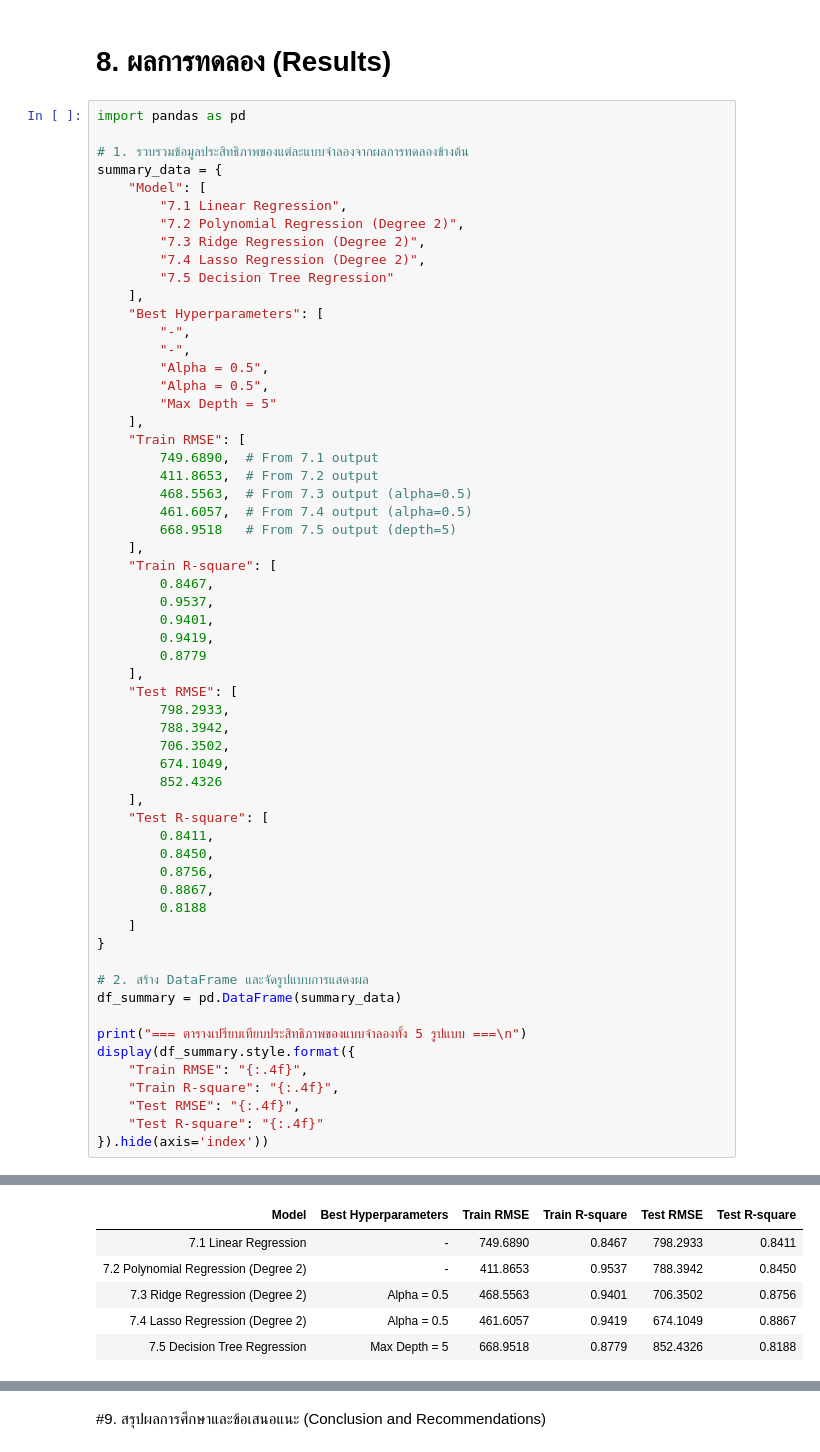
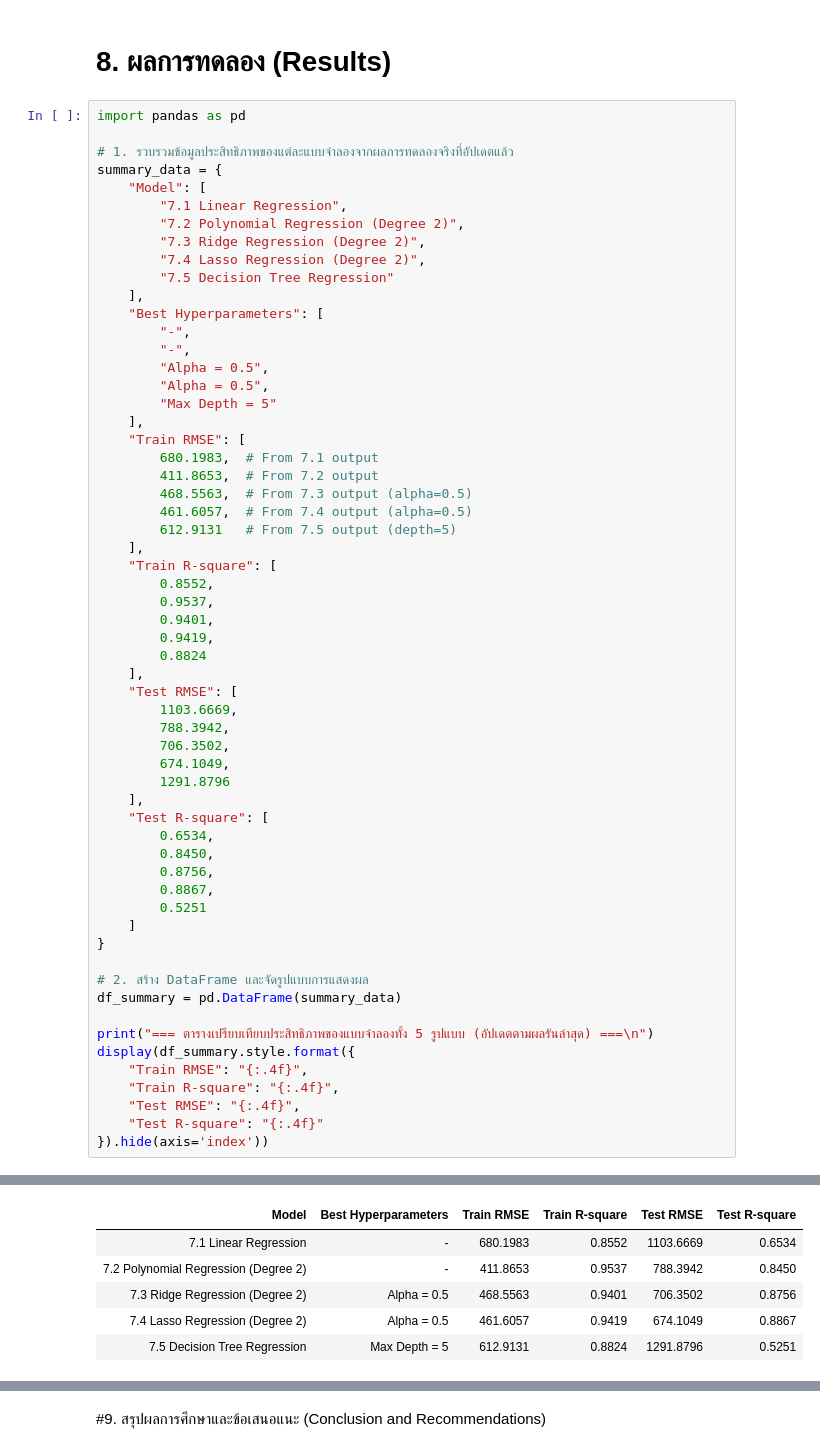
Before and after one commit to wararit-panichkitkosolkul/bike-sharing-DS512, a Jupyter notebook: Bike_Sharing_Project_DS514.ipynb, the cells around one changed output, grey strips where cells are left out. Saved outputs shown, nothing was run; the diff lists cells and outputs as text.

```diff
--- a/Bike_Sharing_Project_DS514.ipynb
+++ b/Bike_Sharing_Project_DS514.ipynb
@@ -864,7 +881,7 @@ plt.show()
 # %%
 import pandas as pd
 
-# 1. รวบรวมข้อมูลประสิทธิภาพของแต่ละแบบจำลองจากผลการทดลองข้างต้น
+# 1. รวบรวมข้อมูลประสิทธิภาพของแต่ละแบบจำลองจากผลการทดลองจริงที่อัปเดตแล้ว
 summary_data = {
     "Model": [
         "7.1 Linear Regression",
@@ -881,39 +898,39 @@ summary_data = {
         "Max Depth = 5"
     ],
     "Train RMSE": [
-        749.6890,  # From 7.1 output
+        680.1983,  # From 7.1 output
         411.8653,  # From 7.2 output
         468.5563,  # From 7.3 output (alpha=0.5)
         461.6057,  # From 7.4 output (alpha=0.5)
-        668.9518   # From 7.5 output (depth=5)
+        612.9131   # From 7.5 output (depth=5)
     ],
     "Train R-square": [
-        0.8467,
+        0.8552,
         0.9537,
         0.9401,
         0.9419,
-        0.8779
+        0.8824
     ],
     "Test RMSE": [
-        798.2933,
+        1103.6669,
         788.3942,
         706.3502,
         674.1049,
-        852.4326
+        1291.8796
     ],
     "Test R-square": [
-        0.8411,
+        0.6534,
         0.8450,
         0.8756,
         0.8867,
-        0.8188
+        0.5251
     ]
 }
 
 # 2. สร้าง DataFrame และจัดรูปแบบการแสดงผล
 df_summary = pd.DataFrame(summary_data)
 
-print("=== ตารางเปรียบเทียบประสิทธิภาพของแบบจำลองทั้ง 5 รูปแบบ ===\n")
+print("=== ตารางเปรียบเทียบประสิทธิภาพของแบบจำลองทั้ง 5 รูปแบบ (อัปเดตตามผลรันล่าสุด) ===\n")
 display(df_summary.style.format({
     "Train RMSE": "{:.4f}",
     "Train R-square": "{:.4f}",
@@ -925,9 +942,9 @@ display(df_summary.style.format({
 | Model | Best Hyperparameters | Train RMSE | Train R-square | Test RMSE | Test R-square |
-| 7.1 Linear Regression | - | 749.6890 | 0.8467 | 798.2933 | 0.8411 |
+| 7.1 Linear Regression | - | 680.1983 | 0.8552 | 1103.6669 | 0.6534 |
 | 7.2 Polynomial Regression (Degree 2) | - | 411.8653 | 0.9537 | 788.3942 | 0.8450 |
 | 7.3 Ridge Regression (Degree 2) | Alpha = 0.5 | 468.5563 | 0.9401 | 706.3502 | 0.8756 |
 | 7.4 Lasso Regression (Degree 2) | Alpha = 0.5 | 461.6057 | 0.9419 | 674.1049 | 0.8867 |
-| 7.5 Decision Tree Regression | Max Depth = 5 | 668.9518 | 0.8779 | 852.4326 | 0.8188 |
+| 7.5 Decision Tree Regression | Max Depth = 5 | 612.9131 | 0.8824 | 1291.8796 | 0.5251 |
 # %%
 import matplotlib.pyplot as plt
 import numpy as np
```
Also changed, not shown: parts of 15 cells of this notebook.
